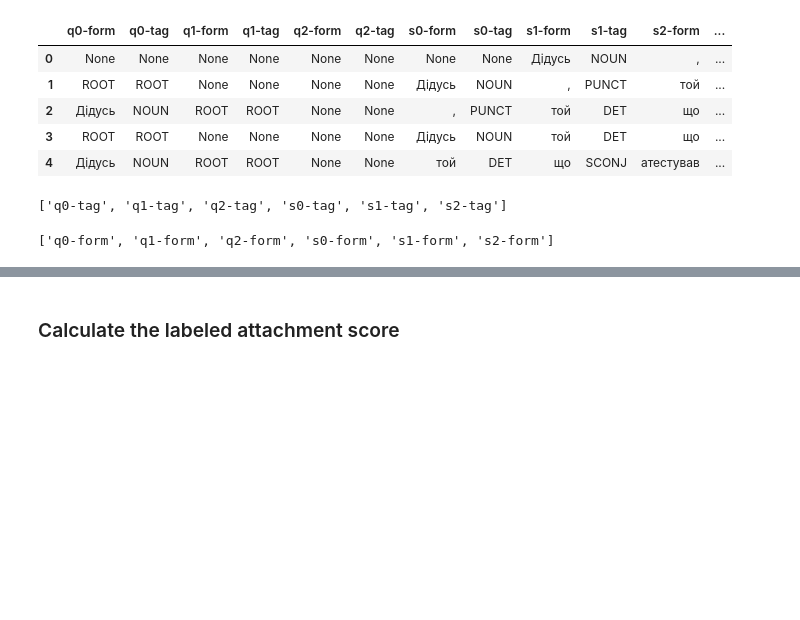
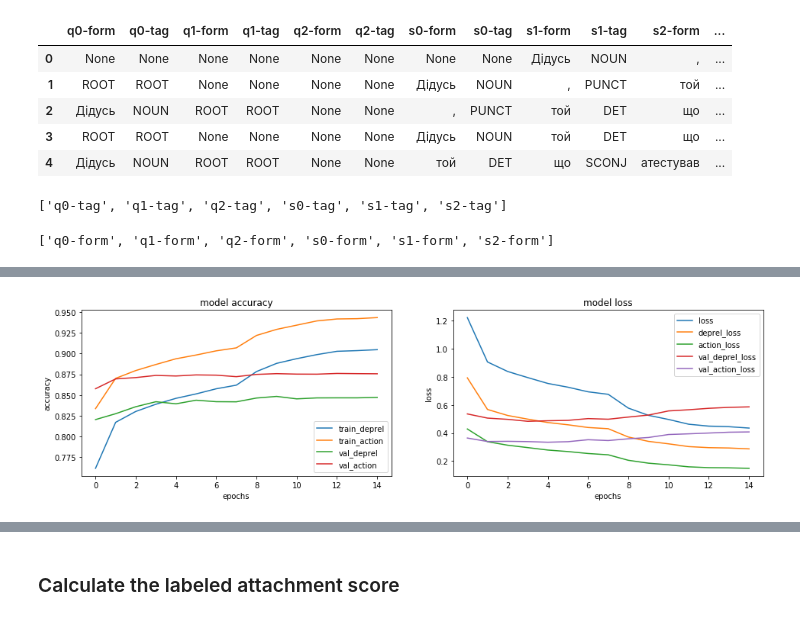
Before and after one commit to vseloved/prj-nlp-2020, a Jupyter notebook: students/DimaSakovich/11-nn/notebook.ipynb, the cells around one changed output, grey strips where cells are left out. Saved outputs shown, nothing was run; the diff lists cells and outputs as text; code cells hidden in the pictures; blank space fills up the shorter version.

```diff
--- a/students/DimaSakovich/11-nn/notebook.ipynb
+++ b/students/DimaSakovich/11-nn/notebook.ipynb
@@ -778,0 +856,8 @@ lemma_pos_lstm_model = tf.keras.models.load_model('lemma_pos_lstm.h5')
+# %%
+callbacks = [
+    tf.keras.callbacks.ReduceLROnPlateau(patience=3, factor=0.2, verbose=True),
+    tf.keras.callbacks.EarlyStopping(monitor='val_deprel_categorical_accuracy', patience=5, min_delta=1e-3, verbose=True),
+    tf.keras.callbacks.ModelCheckpoint(filepath='lstm_concatenated_emb.h5', save_best_only=True, verbose=True)
+]
+
+model.summary()
@@ -778,0 +886,8 @@ lemma_pos_lstm_model = tf.keras.models.load_model('lemma_pos_lstm.h5')
+# %%
+history = model.fit(x=[X_form_train, X_pos_ohe_train, X_pos_token_train], y=[y_dep_train, y_act_train],
+#                     class_weight='balanced',
+                    epochs=100,
+                    batch_size=32,
+                    callbacks=callbacks,
+                    validation_data=([X_form_test, X_pos_ohe_test, X_pos_token_test], [y_dep_test, y_act_test]),
+                    verbose=1)
@@ -778,0 +912,27 @@ lemma_pos_lstm_model = tf.keras.models.load_model('lemma_pos_lstm.h5')
+# %%
+plt.figure(figsize=(16, 4))
+
+plt.subplot(1, 2, 1)
+plt.plot(history.history['deprel_categorical_accuracy'])
+plt.plot(history.history['action_categorical_accuracy'])
+plt.plot(history.history['val_deprel_categorical_accuracy'])
+plt.plot(history.history['val_action_categorical_accuracy'])
+plt.title('model accuracy')
+plt.ylabel('accuracy')
+plt.xlabel('epochs')
+plt.legend(['train_deprel', 'train_action', 'val_deprel', 'val_action'], loc='lower right')
+
+plt.subplot(1, 2, 2)
+plt.plot(history.history['loss'])
+plt.plot(history.history['deprel_loss'])
+plt.plot(history.history['action_loss'])
+plt.plot(history.history['val_deprel_loss'])
+plt.plot(history.history['val_action_loss'])
+plt.title('model loss')
+plt.ylabel('loss')
+plt.xlabel('epochs')
+plt.legend(['loss', 'deprel_loss', 'action_loss', 'val_deprel_loss', 'val_action_loss'], loc='upper right')
+
+plt.show()
+# %% [output]
+[figure, added]
```
Also changed, not shown: parts of 42 cells of this notebook.
